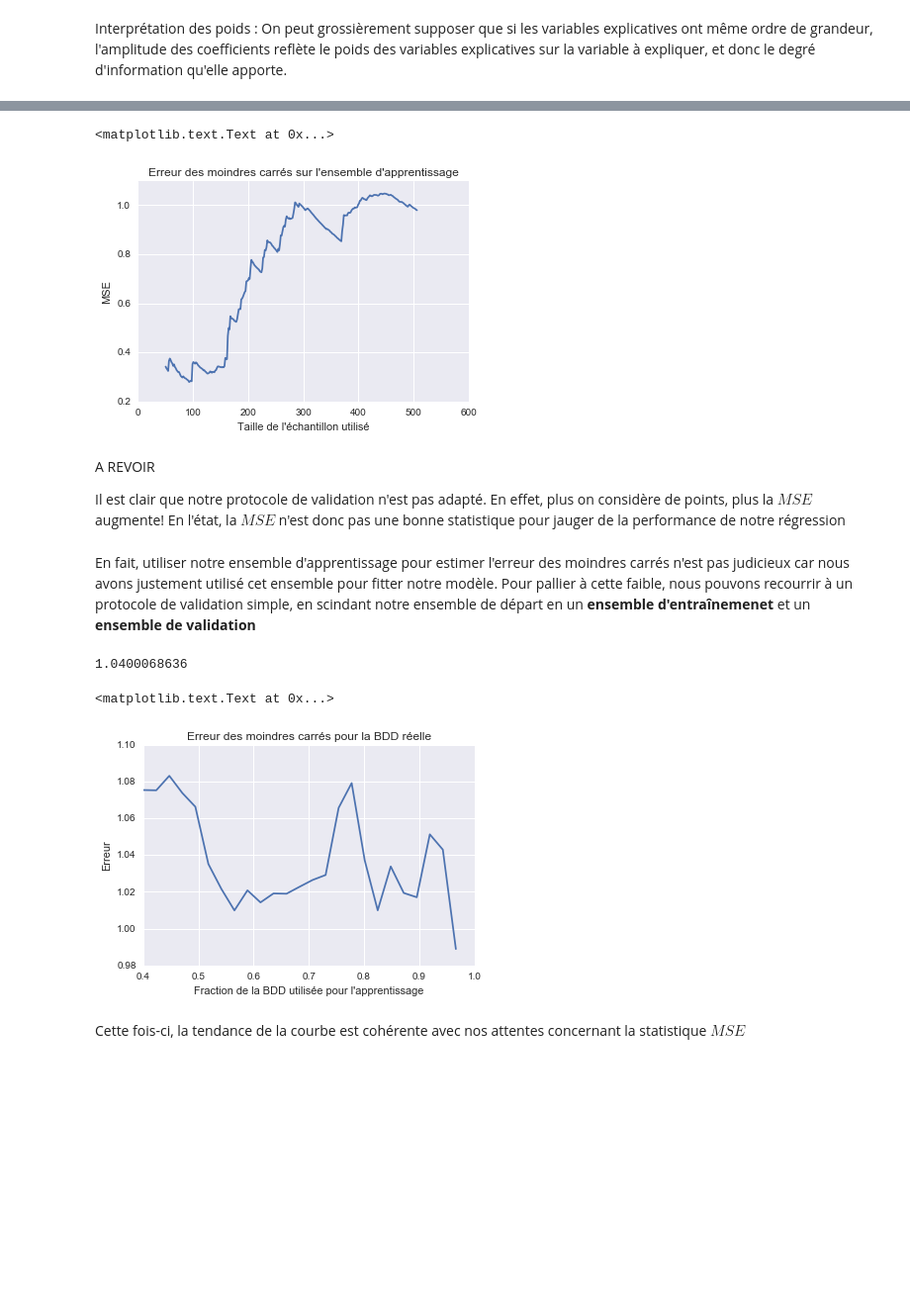
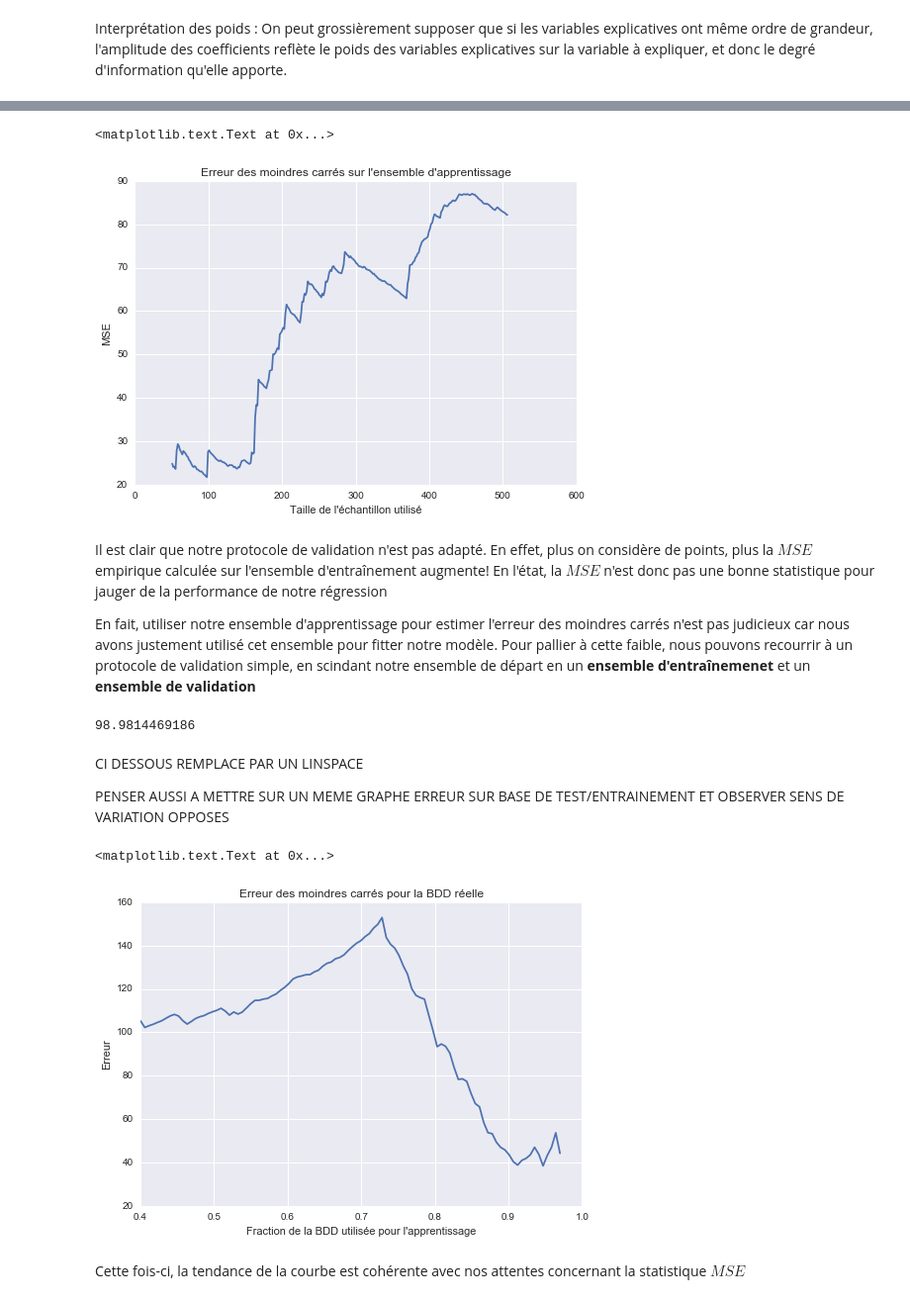
Before and after one commit to PierreBoyeau/regression_tp, a Jupyter notebook: tp1.ipynb, the cells around one changed output, grey strips where cells are left out. Shown at 99% size. Cells and saved outputs as stored; diff of their text form; code cells hidden in the pictures; blank space fills up the shorter version.

```diff
--- a/tp1.ipynb
+++ b/tp1.ipynb
@@ -235,7 +214,7 @@ Ecart quadratique sur les poids
 # %% [markdown]
 Ainsi, on remarque que l'écart quadratique sur les poids en ajoutant des dimensions a tendance a être plus grand que sans dimensions aléatoires.
 # %%
-x_train = resize(x_df)
+x_train = x_df
 y_train = y_df
 w = regress(x_train, y_train)
 print(w)
@@ -249,8 +228,10 @@ Interprétation des poids :
 On peut grossièrement supposer que si les variables explicatives ont même ordre de grandeur, l'amplitude des coefficients reflète le poids des variables explicatives sur la variable à expliquer, et donc le degré d'information qu'elle apporte.
 # %%
 # On multiplie par 10 un des coefficients
-index = 7
-x_train[:, index] = 10*x_train[:, index]
-w = regress(x_train, y_train)
-print(w)
+index = 9
+print(x_train[1:10, index])
+x_train[:, index] *= 10
+print(x_train[1:10, index])
+w_bis = regress(x_train, y_train)
+print(w_bis)
 # %% [output]
@@ -264,16 +256,16 @@ Afin d'éviter ces problèmes, il peut être pertinent de normaliser les valeurs
 # %%
 # Utilisation de la fonction sklearn de la bibliothèque sklearn.preprocessing
-x_normed = scale(x_df)
-y_normed = scale(y_df)
+X = scale(x_df)
+y = y_df
 # %%
 # Tracé de la MSE en fonction du nombre de données utilisées
-np.random.shuffle(x_normed)
-sizes = np.linspace(0.1*len(x_df), len(x_df), num=300)
+np.random.shuffle(X)
+sizes = np.linspace(0.1*len(X), len(X), num=300)
 MSE_sample = []
 for size in sizes:
     size = int(size)
-    w_sample = regress(x_normed[:size], y_df[:size])
-    MSE_sample.append(mse(y_normed[:size], np.dot(x_normed[:size], w_sample)))
+    w_sample = regress(X[:size], y[:size])
+    MSE_sample.append(mse(y[:size], predict(w_sample, X[:size])))
 
 plt.plot(sizes, MSE_sample)
 plt.title("Erreur des moindres carrés sur l'ensemble d'apprentissage")
@@ -281,50 +273,45 @@ plt.ylabel("MSE")
 plt.xlabel("Taille de l'échantillon utilisé")
 # %% [output]
 <matplotlib.text.Text at 0x...>
-[figure, old version]
+[figure, new version]
 # %% [markdown]
-A REVOIR
+Il est clair que notre protocole de validation n'est pas adapté. En effet, plus on considère de points, plus la $MSE$ empirique calculée sur l'ensemble d'entraînement augmente!
+En l'état, la $MSE$ n'est donc pas une bonne statistique pour jauger de la performance de notre régression
 
-Il est clair que notre protocole de validation n'est pas adapté. En effet, plus on considère de points, plus la $MSE$ augmente!
-En l'état, la $MSE$ n'est donc pas une bonne statistique pour jauger de la performance de notre régression
+En fait, utiliser notre ensemble d'apprentissage pour estimer l'erreur des moindres carrés n'est pas judicieux car nous avons justement utilisé cet ensemble pour fitter notre modèle.
+Pour pallier à cette faible, nous pouvons recourrir à un protocole de validation simple, en scindant notre ensemble de départ en un **ensemble d'entraînemenet** et un **ensemble de validation**
-# %% [markdown]
-En fait, utiliser notre ensemble d'apprentissage pour estimer l'erreur des moindres carrés n'est pas judicieux car nous avons justement utilisé cet ensemble pour fitter notre modèle.
-Pour pallier à cette faible, nous pouvons recourrir à un protocole de validation simple, en scindant notre ensemble de départ en un **ensemble d'entraînemenet** et un **ensemble de validation**
 # %%
-np.random.shuffle(x_df)
-
+np.random.shuffle(X)
 def mse_simple_valid(fraction):
     indexes = int(len(x_df)*fraction)
-    x_train0, x_valid0 = x_df[:indexes], x_df[indexes:]
-    y_train0, y_valid0 = y_df[:indexes], y_df[indexes:]
-    x_train0 = scale(x_train0)
-    x_valid0 = scale(x_valid0)  # Pour être parfaitement rigoureux, on normalise séparément les ensembles
-    y_train0 = scale(y_train0)
-    y_valid0 = scale(y_valid0)
+    x_train0, x_valid0 = X[:indexes], X[indexes:]
+    y_train0, y_valid0 = y[:indexes], y[indexes:]
     w = regress(x_train0, y_train0)
     y_hat = predict(w, x_valid0)
     return mse(y_hat, y_valid0)
 
 print(mse_simple_valid(0.8))
 # %% [output]
-1.0400068636
+98.9814469186
+# %% [markdown]
+CI DESSOUS REMPLACE PAR UN LINSPACE
+
+PENSER AUSSI A METTRE SUR UN MEME GRAPHE ERREUR SUR BASE DE TEST/ENTRAINEMENT ET OBSERVER SENS DE VARIATION OPPOSES
 # %%
 # Generalisation : Tracé de l'erreur des moindres carrés en fonction de la taille
 # de l'ensemble d'entraînement
 n_points = 25
+fracs = np.linspace(0.4, 0.97, num=100)
 mses = []
-fracs = []
-for index in range(n_points):
-    frac = 0.4 + 0.59*index/n_points
-    fracs.append(frac)
+for frac in fracs:
     mses.append(mse_simple_valid(frac))
 plt.plot(fracs, mses)
 plt.title("Erreur des moindres carrés pour la BDD réelle")
 plt.xlabel("Fraction de la BDD utilisée pour l'apprentissage")
 plt.ylabel("Erreur")
 # %% [output]
 <matplotlib.text.Text at 0x...>
-[figure, old version]
+[figure, new version]
 # %% [markdown]
 Cette fois-ci, la tendance de la courbe est cohérente avec nos attentes concernant la statistique $MSE$
 # %%
```
Also changed, not shown: parts of 31 cells of this notebook.
